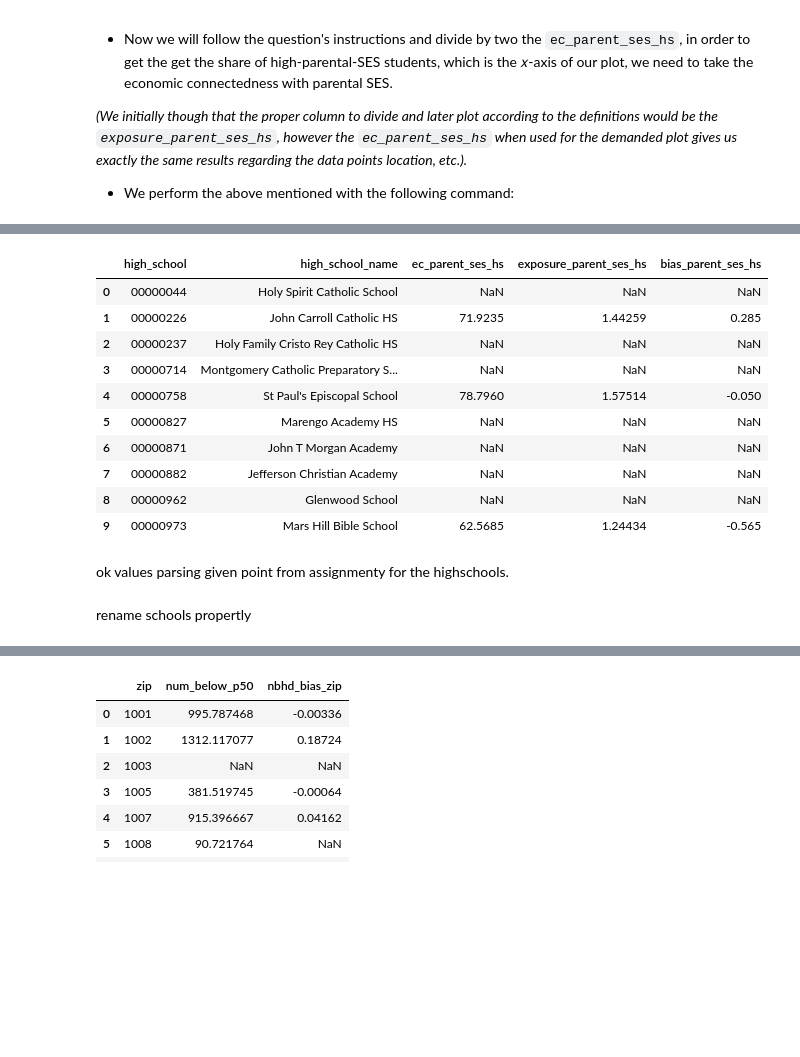
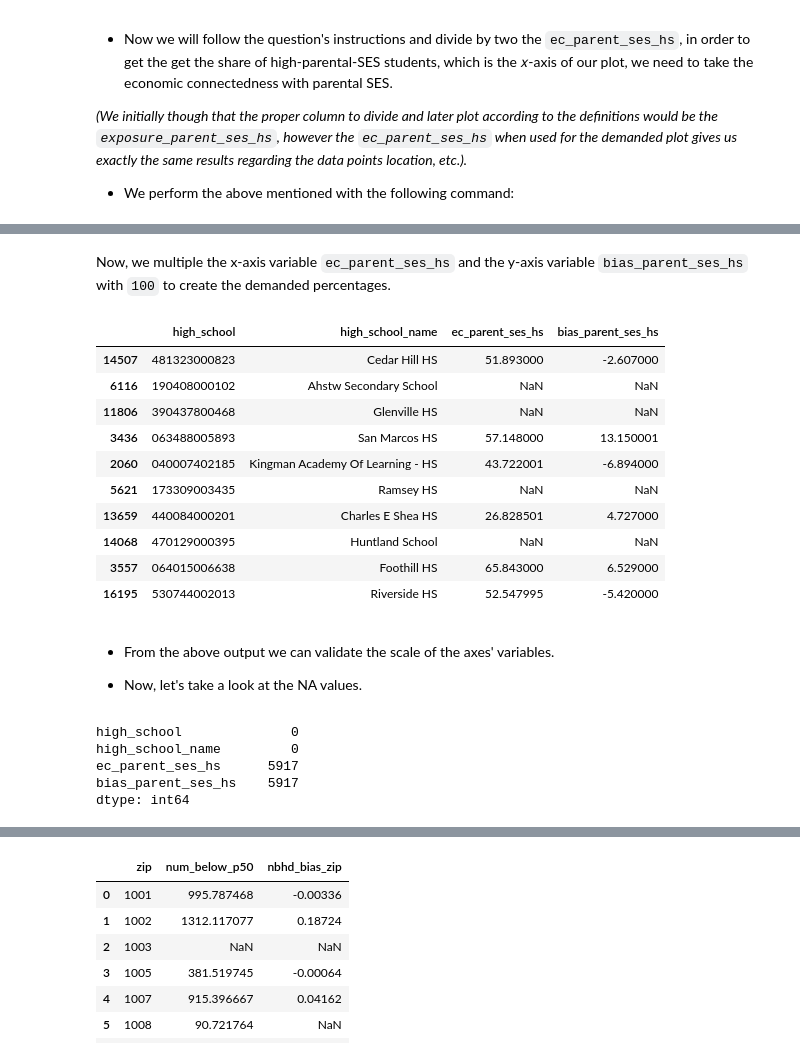
Before and after one commit to dmatsanganis/Economic_Connectedness_Analysis_and_Visualization, a Jupyter notebook: DM.ipynb, the cells around one changed output, grey strips where cells are left out. Drawn from its saved outputs; the diff is of its cells as text; code cells hidden in the pictures; blank space fills up the shorter version.

```diff
--- a/DM.ipynb
+++ b/DM.ipynb
@@ -1335,23 +1339,34 @@ need x100 to replicate data properly.
+# %% [markdown]
+Now, we multiple the x-axis variable `ec_parent_ses_hs` and the y-axis variable `bias_parent_ses_hs` with `100` to create the demanded percentages.
 # %%
+# Multiple the two columns with 100 to create the demanded percentages.
 question4_df.ec_parent_ses_hs = question4_df.ec_parent_ses_hs.mul(100)
 question4_df.bias_parent_ses_hs = question4_df.bias_parent_ses_hs.mul(100)
 
 # Preview the dataframe.
-question4_df.head(10)
+question4_df.sample(10)
 # %% [output]
-|  | high_school | high_school_name | ec_parent_ses_hs | exposure_parent_ses_hs | bias_parent_ses_hs |
-| 0 | 00000044 | Holy Spirit Catholic School | NaN | NaN | NaN |
-| 1 | 00000226 | John Carroll Catholic HS | 71.9235 | 1.44259 | 0.285 |
-| 2 | 00000237 | Holy Family Cristo Rey Catholic HS | NaN | NaN | NaN |
-| 3 | 00000714 | Montgomery Catholic Preparatory S... | NaN | NaN | NaN |
-| 4 | 00000758 | St Paul's Episcopal School | 78.7960 | 1.57514 | -0.050 |
-| 5 | 00000827 | Marengo Academy HS | NaN | NaN | NaN |
-| 6 | 00000871 | John T Morgan Academy | NaN | NaN | NaN |
-| 7 | 00000882 | Jefferson Christian Academy | NaN | NaN | NaN |
-| 8 | 00000962 | Glenwood School | NaN | NaN | NaN |
-| 9 | 00000973 | Mars Hill Bible School | 62.5685 | 1.24434 | -0.565 |
+|  | high_school | high_school_name | ec_parent_ses_hs | bias_parent_ses_hs |
+| 14507 | 481323000823 | Cedar Hill HS | 51.893000 | -2.607000 |
+| 6116 | 190408000102 | Ahstw Secondary School | NaN | NaN |
+| 11806 | 390437800468 | Glenville HS | NaN | NaN |
+| 3436 | 063488005893 | San Marcos HS | 57.148000 | 13.150001 |
+| 2060 | 040007402185 | Kingman Academy Of Learning - HS | 43.722001 | -6.894000 |
+| 5621 | 173309003435 | Ramsey HS | NaN | NaN |
+| 13659 | 440084000201 | Charles E Shea HS | 26.828501 | 4.727000 |
+| 14068 | 470129000395 | Huntland School | NaN | NaN |
+| 3557 | 064015006638 | Foothill HS | 65.843000 | 6.529000 |
+| 16195 | 530744002013 | Riverside HS | 52.547995 | -5.420000 |
-# %% [markdown]
-ok values
-parsing given point from assignmenty for the highschools.
-# %% [markdown]
-rename schools propertly
+# %% [markdown]
+* From the above output we can validate the scale of the axes' variables.
+
+* Now, let's take a look at the NA values.
+# %%
+# Check for missing values in all columns of the dataframe.
+question4_df.isnull().sum()
+# %% [output]
+high_school              0
+high_school_name         0
+ec_parent_ses_hs      5917
+bias_parent_ses_hs    5917
+dtype: int64
```
Also changed, not shown: parts of 30 cells of this notebook.
